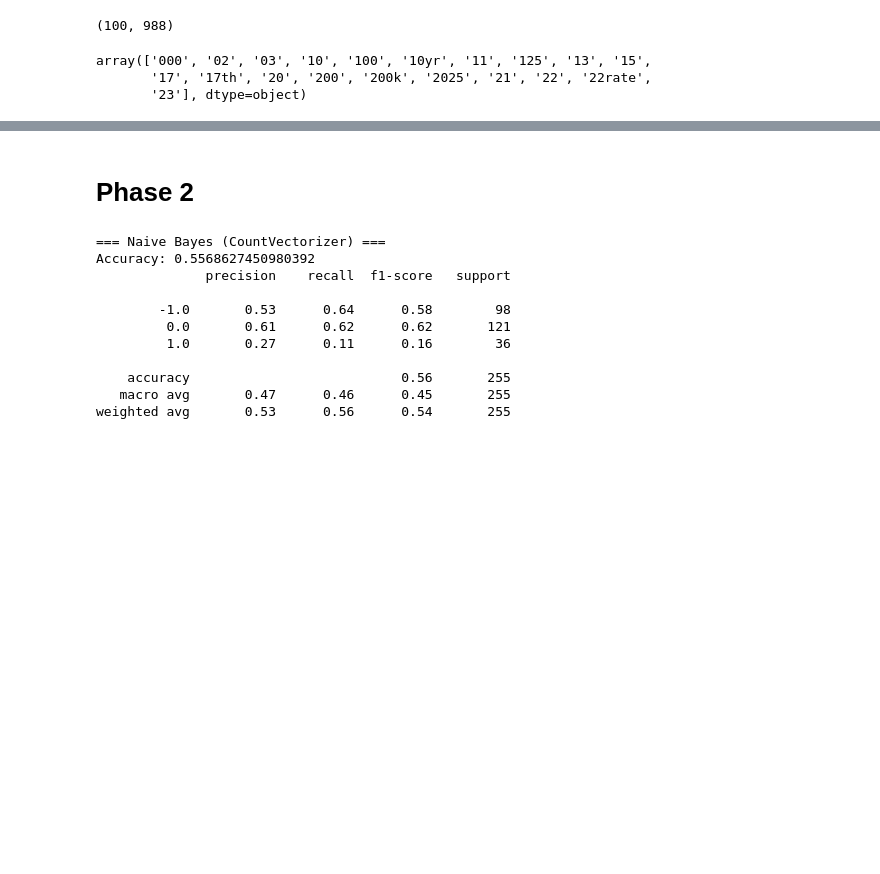
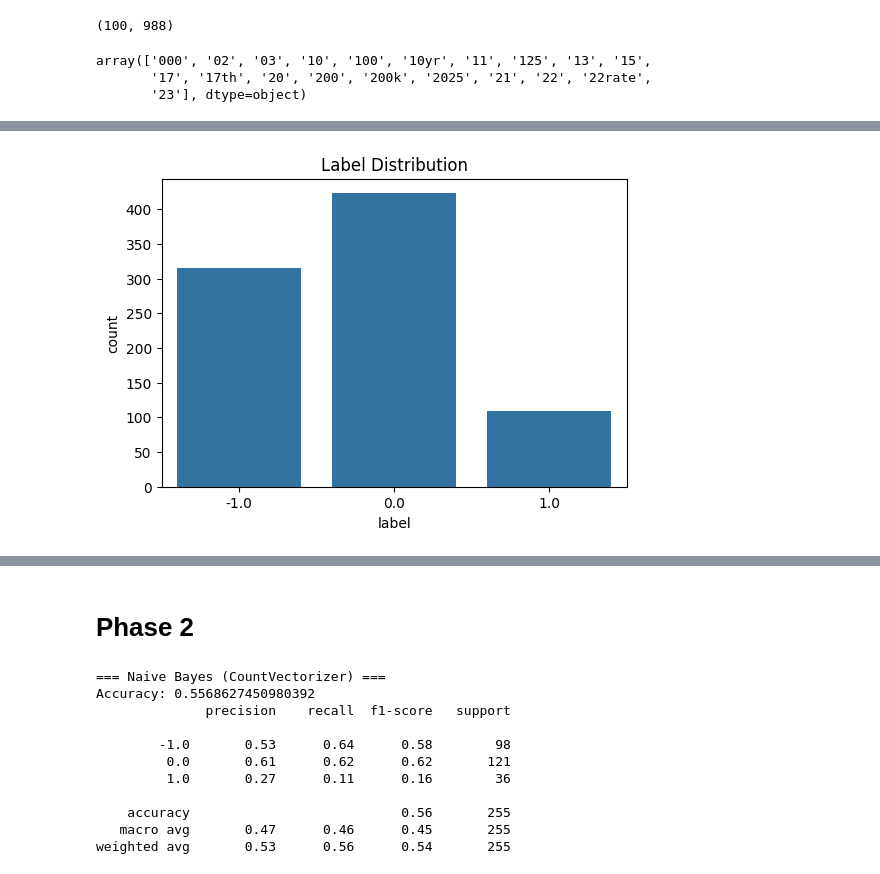
Before and after one commit to welly2140/DM2025-Lab1-Exercise, a Jupyter notebook: DM2025-Lab1-Homework.ipynb, the cells around one changed output, grey strips where cells are left out. Cells and saved outputs as stored; diff of their text form; code cells hidden in the pictures; blank space fills up the shorter version.

Commit message:
Additional Visualizations

```diff
--- a/DM2025-Lab1-Homework.ipynb
+++ b/DM2025-Lab1-Homework.ipynb
@@ -183,0 +184,10 @@ plt.show()
+# %%
+# Label distribution
+plt.figure(figsize=(6,4))
+sns.countplot(data=df, x='label')
+plt.title("Label Distribution")
+plt.xlabel("label")
+plt.ylabel("count")
+plt.show()
+# %% [output]
+[figure, added]
```
Also changed, not shown: parts of 7 cells of this notebook.
